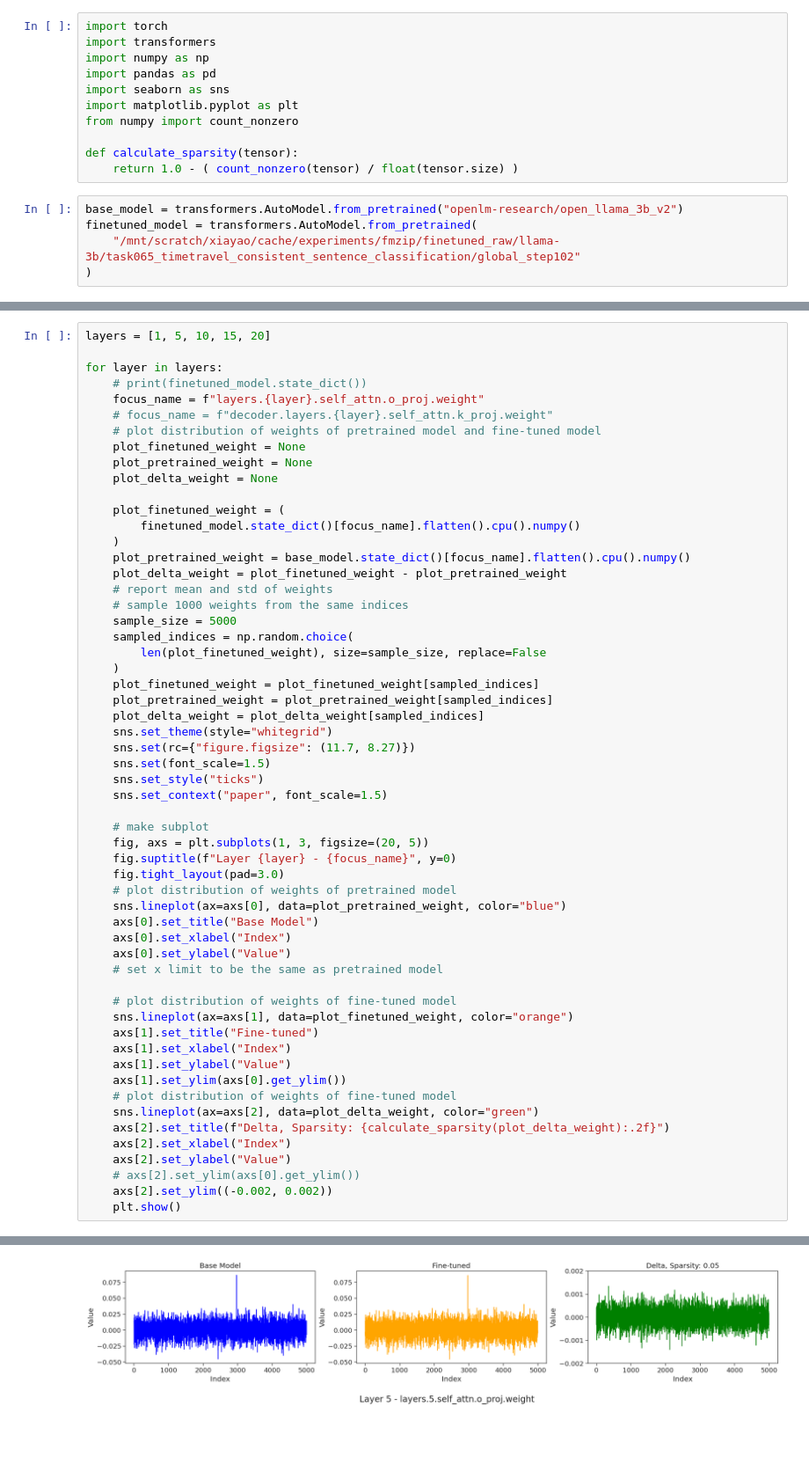
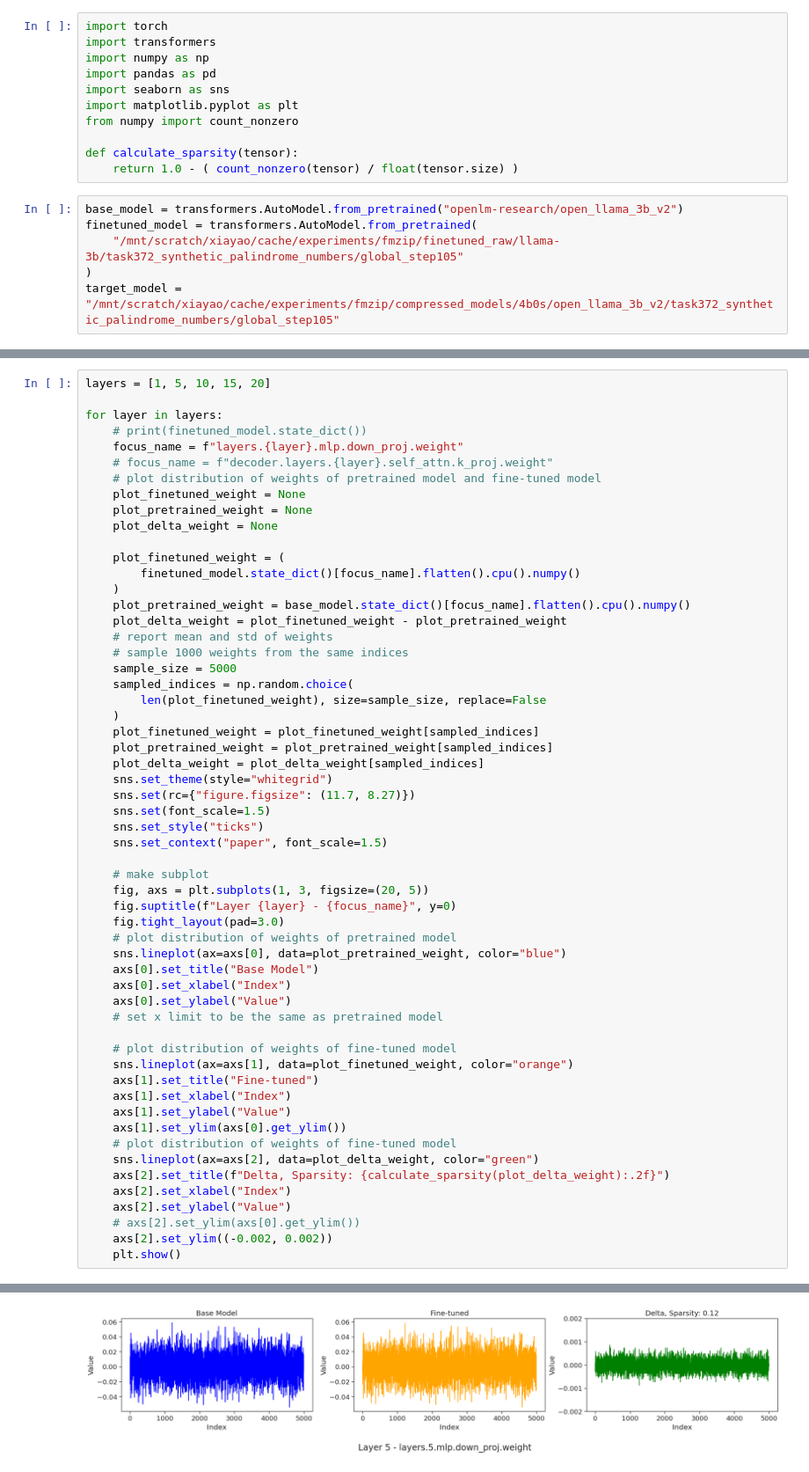
Before and after one commit to eth-easl/deltazip, a Jupyter notebook: notebooks/explore.ipynb, the cells around one changed output, grey strips where cells are left out. Shown: that part at 88% size. Saved outputs shown, nothing was run; the diff lists cells and outputs as text; blank space fills up the shorter version.

```diff
--- a/notebooks/explore.ipynb
+++ b/notebooks/explore.ipynb
@@ -12,6 +12,7 @@ def calculate_sparsity(tensor):
 # %%
 base_model = transformers.AutoModel.from_pretrained("openlm-research/open_llama_3b_v2")
 finetuned_model = transformers.AutoModel.from_pretrained(
-    "/mnt/scratch/xiayao/cache/experiments/fmzip/finetuned_raw/llama-3b/task065_timetravel_consistent_sentence_classification/global_step102"
+    "/mnt/scratch/xiayao/cache/experiments/fmzip/finetuned_raw/llama-3b/task372_synthetic_palindrome_numbers/global_step105"
 )
+target_model = "/mnt/scratch/xiayao/cache/experiments/fmzip/compressed_models/4b0s/open_llama_3b_v2/task372_synthetic_palindrome_numbers/global_step105"
 # %% [output]
@@ -23,7 +35,7 @@ layers = [1, 5, 10, 15, 20]
 
 for layer in layers:
     # print(finetuned_model.state_dict())
-    focus_name = f"layers.{layer}.self_attn.o_proj.weight"
+    focus_name = f"layers.{layer}.mlp.down_proj.weight"
     # focus_name = f"decoder.layers.{layer}.self_attn.k_proj.weight"
     # plot distribution of weights of pretrained model and fine-tuned model
     plot_finetuned_weight = None
@@ -80 +92 @@ for layer in layers:
-[figure, old version]
+[figure, new version]
```
Also changed, not shown: parts of 4 cells of this notebook, 7 other files.
